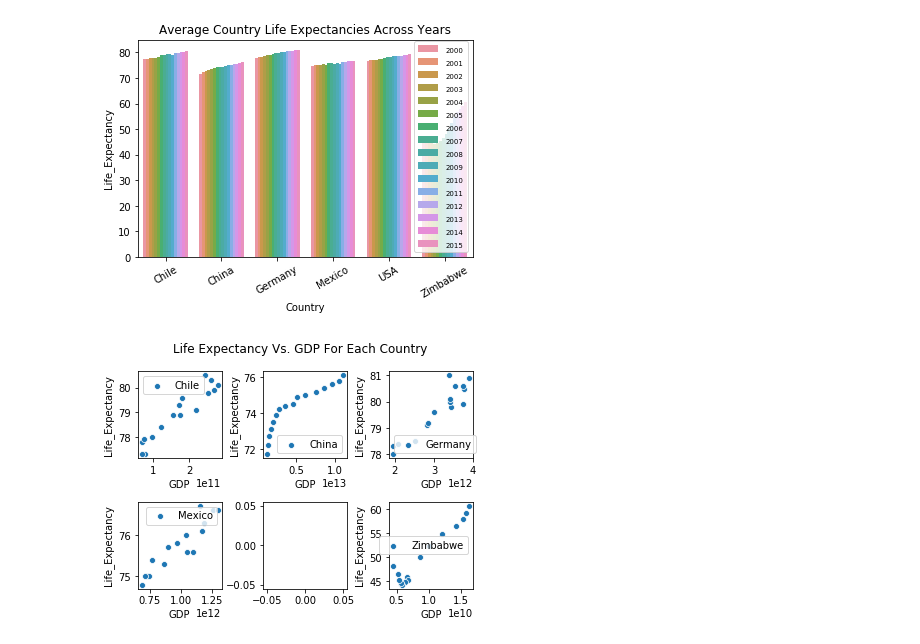
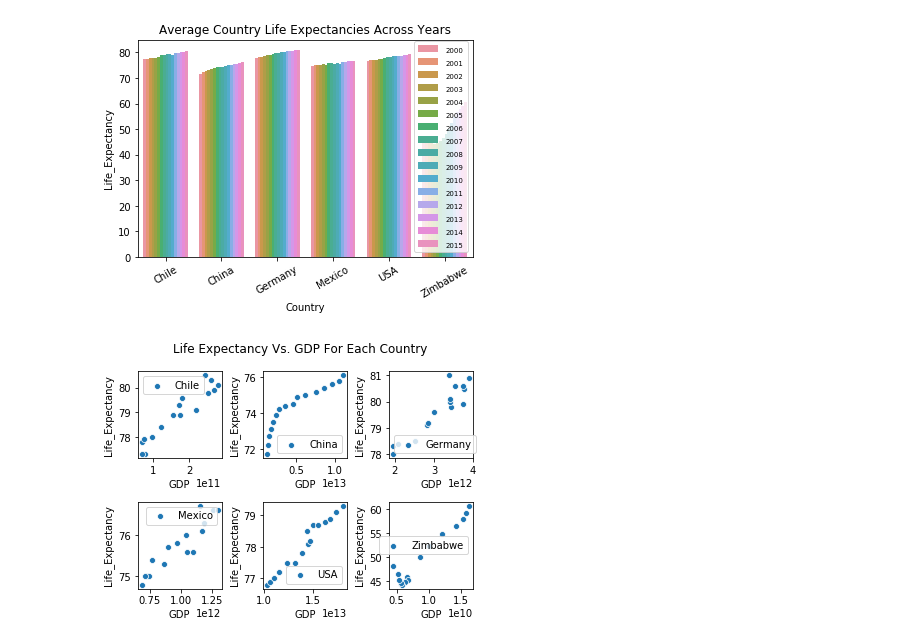
Before and after one commit to mebaidoo/Life-Expectancy-and-GDP, a Jupyter notebook: life_expectancy_gdp.ipynb, the cells around one changed output. Cells and saved outputs as stored; diff of their text form; code cells hidden in the pictures.

```diff
--- a/life_expectancy_gdp.ipynb
+++ b/life_expectancy_gdp.ipynb
@@ -91,24 +91,24 @@ plt.savefig("Average Life Expectancies Bar Plot.png")
 # %%
 #Visualizing the relationship between life expectancy and GDP for each country to see if there is any correlation using a scatter plot
 fig = plt.figure()
 plt.subplots_adjust(wspace = 0.5, hspace = 0.5)
 fig.suptitle("Life Expectancy Vs. GDP For Each Country")
 plt.subplot(2, 3, 1)
 sns.scatterplot(data = life_gdp[life_gdp.Country == "Chile"], x = "GDP", y = "Life_Expectancy", label = "Chile")
 plt.subplot(2, 3, 2)
 sns.scatterplot(data = life_gdp[life_gdp.Country == "China"], x = "GDP", y = "Life_Expectancy", label = "China")
 plt.subplot(2, 3, 3)
 sns.scatterplot(data = life_gdp[life_gdp.Country == "Germany"], x = "GDP", y = "Life_Expectancy", label = "Germany")
 plt.subplot(2, 3, 4)
 sns.scatterplot(data = life_gdp[life_gdp.Country == "Mexico"], x = "GDP", y = "Life_Expectancy", label = "Mexico")
 plt.subplot(2, 3, 5)
-sns.scatterplot(data = life_gdp[life_gdp.Country == "United States of America"], x = "GDP", y = "Life_Expectancy", label = "USA")
+sns.scatterplot(data = life_gdp[life_gdp.Country == "USA"], x = "GDP", y = "Life_Expectancy", label = "USA")
 plt.subplot(2, 3, 6)
 sns.scatterplot(data = life_gdp[life_gdp.Country == "Zimbabwe"], x = "GDP", y = "Life_Expectancy", label = "Zimbabwe")
 plt.savefig("Life Expectancy and GDP Relationship.png")
 #Could simply use a for loop here though
 # %% [output]
-[figure, old version]
+[figure, new version]
 # %%
 # Conclusions
 #The average life expectancies increases across the years for each country. This is the same for GDP.
```
